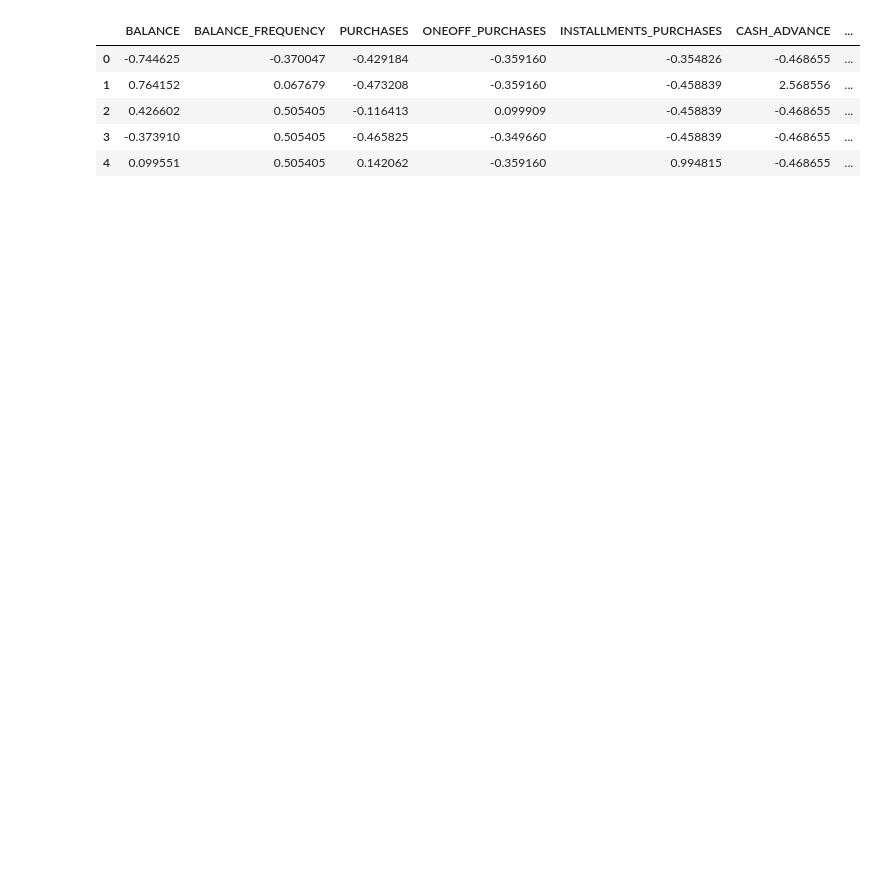
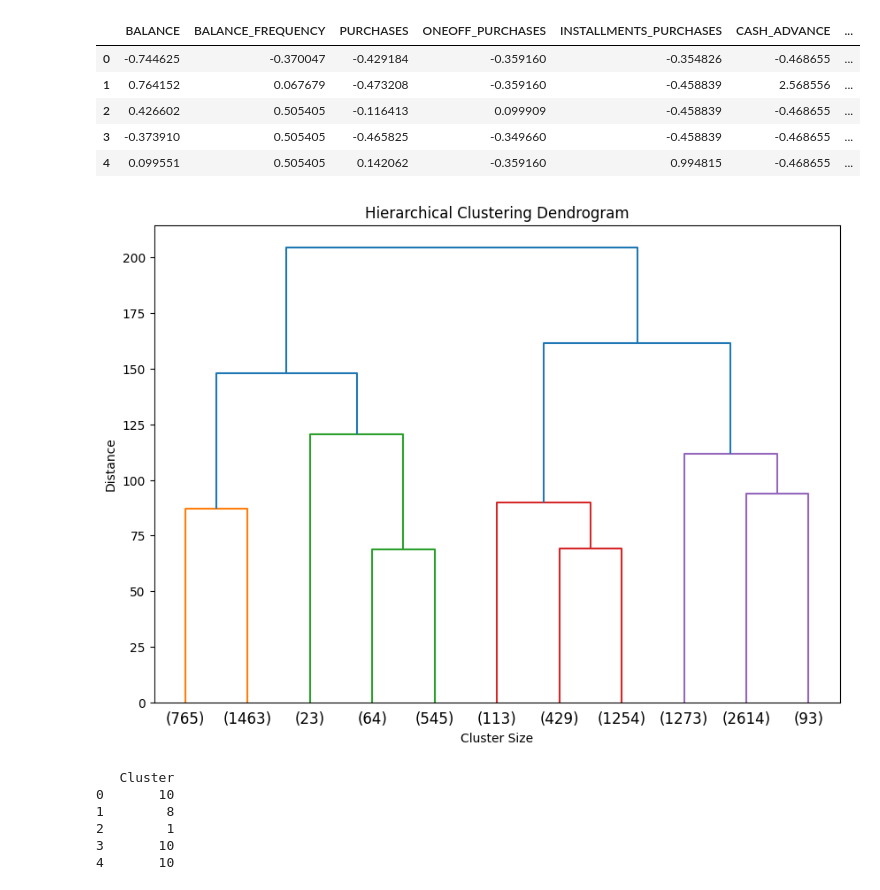
Before and after one commit to MikaParssinen/Applied-Machine-Learning, a Jupyter notebook: INL2/Visual.ipynb, the cells around one changed output. Cells and saved outputs as stored; diff of their text form; code cells hidden in the pictures; blank space fills up the shorter version.

Commit message:
Trying to find clusters

```diff
--- a/INL2/Visual.ipynb
+++ b/INL2/Visual.ipynb
@@ -21,3 +21,34 @@ df_standard.head()
 | 2 | 0.426602 | 0.505405 | -0.116413 | 0.099909 | -0.458839 | -0.468655 | ... |
 | 3 | -0.373910 | 0.505405 | -0.465825 | -0.349660 | -0.458839 | -0.468655 | ... |
 | 4 | 0.099551 | 0.505405 | 0.142062 | -0.359160 | 0.994815 | -0.468655 | ... |
+# %%
+from scipy.cluster.hierarchy import linkage, dendrogram, fcluster
+import  matplotlib.pyplot as plt
+
+# Perform hierarchical clustering
+linkage_matrix = linkage(df_standard, method='ward')
+
+# Plot the dendrogram
+plt.figure(figsize=(10, 7))
+dendrogram(linkage_matrix, truncate_mode='lastp', p=11)
+plt.title('Hierarchical Clustering Dendrogram')
+plt.xlabel('Cluster Size')
+plt.ylabel('Distance')
+plt.show()
+# %% [output]
+[figure, added]
+# %%
+clusters = fcluster(linkage_matrix, 11, criterion='maxclust')
+
+# Add the cluster labels to your original DataFrame
+df['Cluster'] = clusters
+
+# Check the resulting clusters
+print(df[['Cluster']].head())  # Display the first few cluster labels
+# %% [output]
+   Cluster
+0       10
+1        8
+2        1
+3       10
+4       10
```
Also changed, not shown: parts of 1 cell of this notebook, 1 other file.
